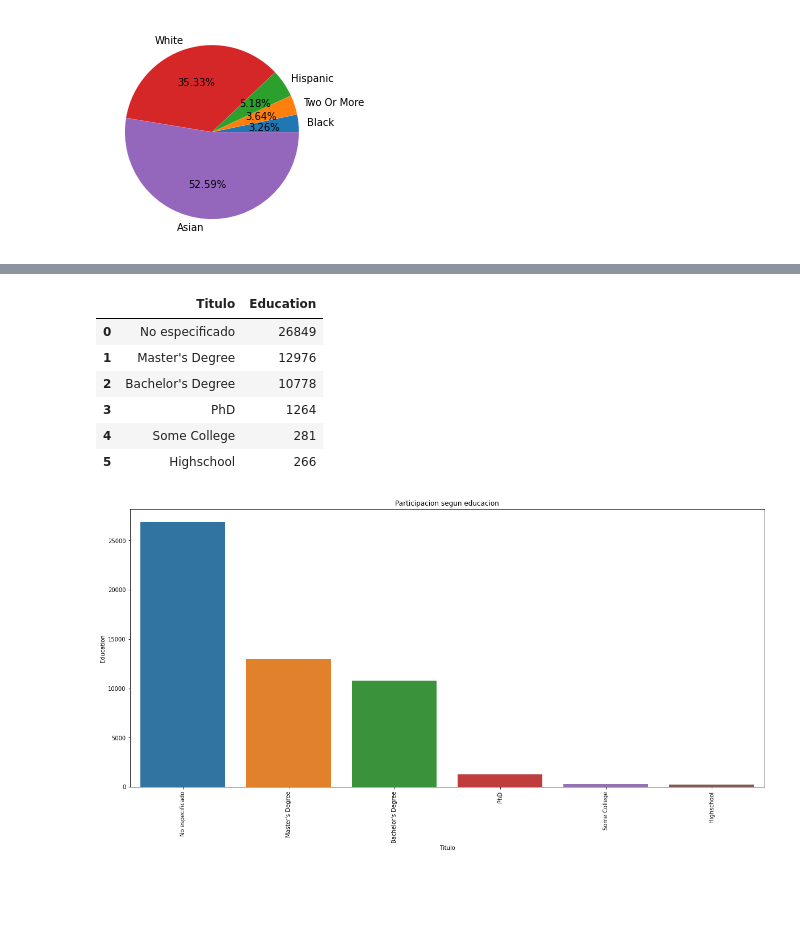
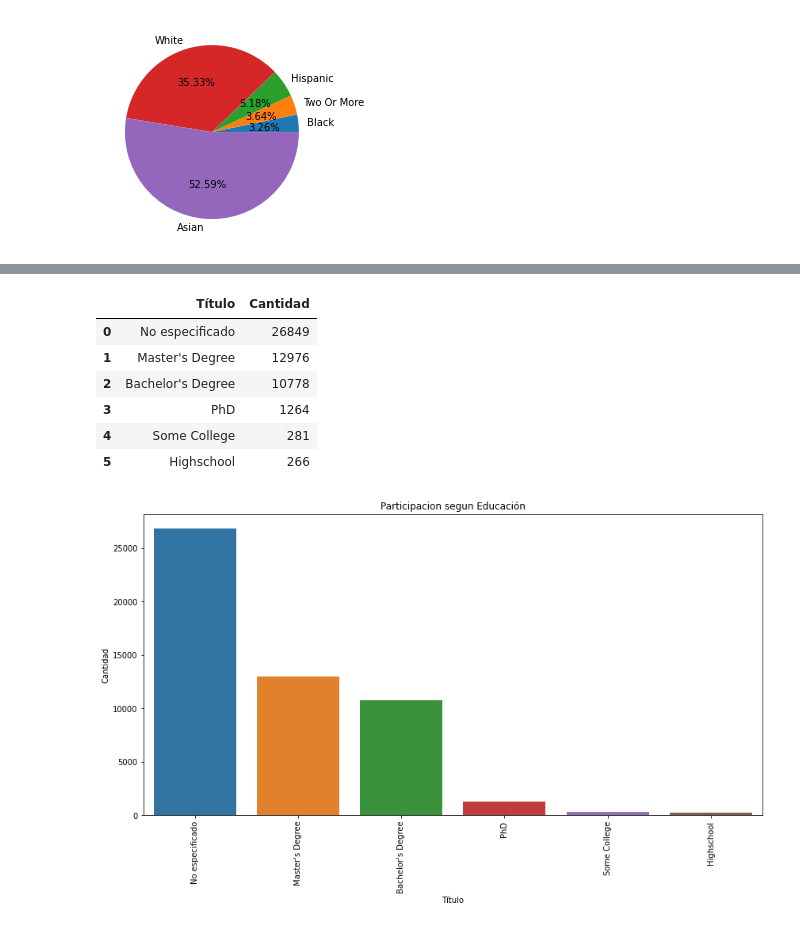
Before and after one commit to joevilla96/-DataProyect, a Jupyter notebook: src/EDA1.ipynb, the cells around one changed output, grey strips where cells are left out. Saved outputs shown, nothing was run; the diff lists cells and outputs as text; code cells hidden in the pictures; blank space fills up the shorter version.

```diff
--- a/src/EDA1.ipynb
+++ b/src/EDA1.ipynb
@@ -78,8 +80,8 @@ sns.countplot(data=df, y='gender', color="#8080f0", order=order)
 # %%
-part_educacion = df["Education"].value_counts().reset_index().rename(columns={'index':'Titulo'})
+part_educacion = df["Education"].value_counts().reset_index().rename(columns={'index':'Título','Education':'Cantidad'})
 part_educacion
 # %% [output]
-|  | Titulo | Education |
+|  | Título | Cantidad |
 | 0 | No especificado | 26849 |
 | 1 | Master's Degree | 12976 |
 | 2 | Bachelor's Degree | 10778 |
@@ -87,10 +89,10 @@ part_educacion
 | 4 | Some College | 281 |
 | 5 | Highschool | 266 |
 # %%
-plt.figure(figsize=(20,9))
+plt.figure(figsize=(14,7))
 plt.xticks(rotation=90)
-plt.title("Participacion segun educacion")
-sns.barplot(x='Titulo',y='Education',data=part_educacion)
+plt.title("Participacion segun Educación")
+sns.barplot(x='Título',y='Cantidad',data=part_educacion)
 plt.show()
 # %% [output]
-[figure, old version]
+[figure, new version]
```
Also changed, not shown: parts of 10 cells of this notebook.
